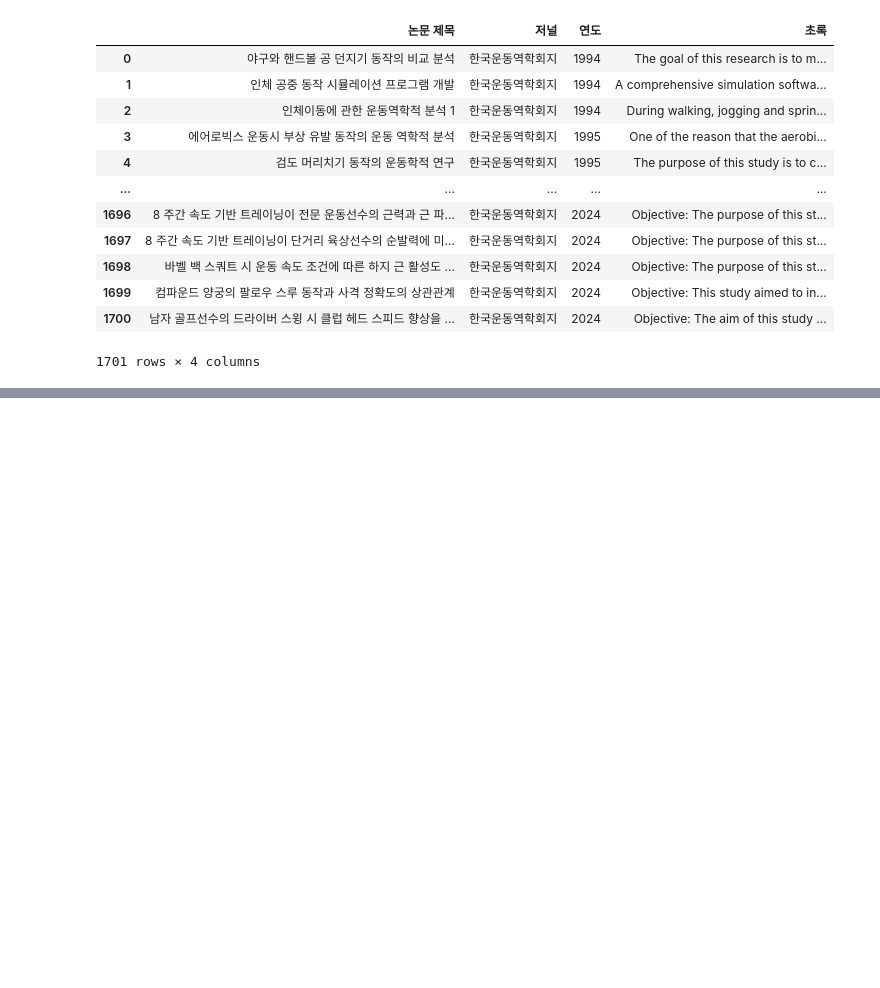
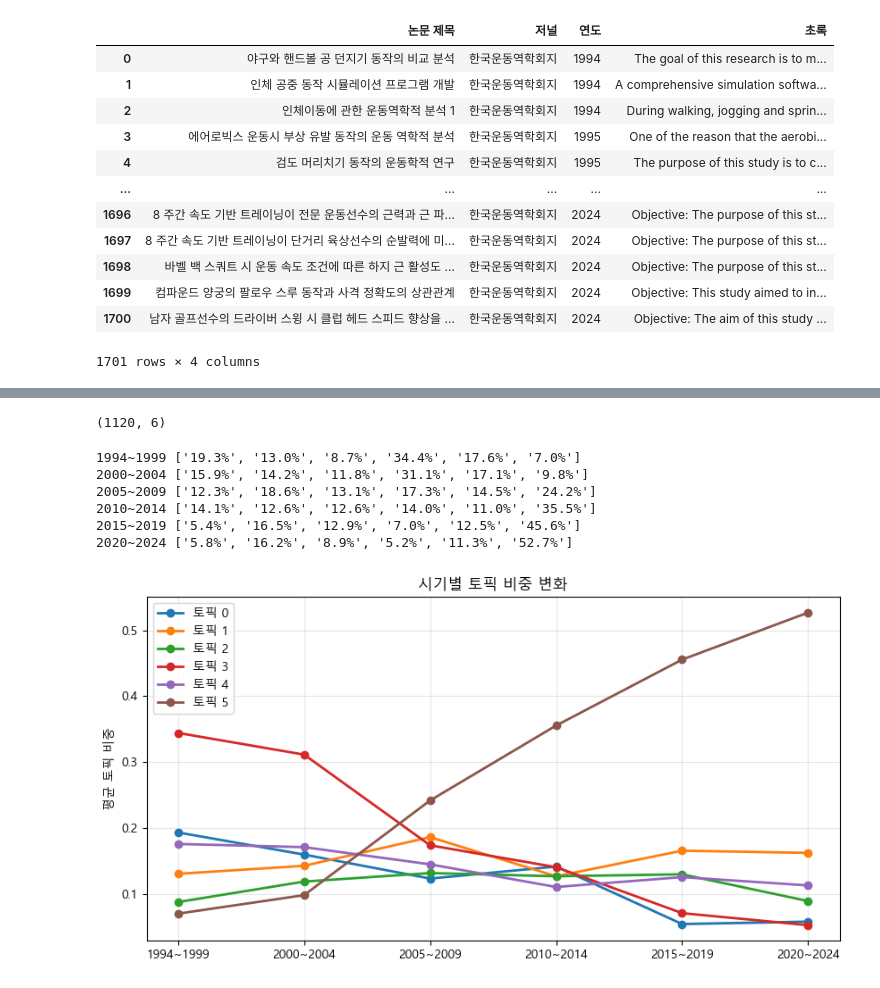
Before and after one commit to CSKY0917/Projects, a Jupyter notebook: 한국운동역학회 논문 텍스트 데이터를 활용한 연구 주제 탐색/토픽모델링.ipynb, the cells around one changed output, grey strips where cells are left out. Cells and saved outputs as stored; diff of their text form; code cells hidden in the pictures; blank space fills up the shorter version.

```diff
--- a/한국운동역학회 논문 텍스트 데이터를 활용한 연구 주제 탐색/토픽모델링.ipynb
+++ b/한국운동역학회 논문 텍스트 데이터를 활용한 연구 주제 탐색/토픽모델링.ipynb
@@ -205,0 +353,11 @@ for i in range(lda_model.num_topics):
+# %%
+# ============================================
+# 1️⃣1️⃣ 토픽별 논문 수
+# ============================================
+# 각 논문을 비중이 가장 높은 토픽에 배정해서 세어본다
+topic_of = [max(lda_model.get_document_topics(bow, minimum_probability=0.0),
+                key=lambda x: x[1])[0] for bow in corpus]
+
+data['토픽'] = topic_of
+
+print(data['토픽'].value_counts().sort_index())
@@ -205,0 +414,57 @@ for i in range(lda_model.num_topics):
+# %%
+# ============================================
+# 1️⃣4️⃣ 논문마다 토픽 비중 구하기
+# ============================================
+import numpy as np
+
+비중 = np.zeros((len(corpus), lda_model.num_topics))
+
+for i, bow in enumerate(corpus):
+    for topic, p in lda_model.get_document_topics(bow, minimum_probability=0.0):
+        비중[i, topic] = p
+
+print(비중.shape)
+# %% [output]
+(1120, 6)
+# %%
+# ============================================
+# 1️⃣5️⃣ 5년 단위로 묶어서 평균 비중 계산
+# ============================================
+구간 = [(1994, 1999), (2000, 2004), (2005, 2009),
+       (2010, 2014), (2015, 2019), (2020, 2024)]
+
+라벨 = []
+표 = []
+
+for lo, hi in 구간:
+    골라내기 = (data['연도'] >= lo) & (data['연도'] <= hi)
+    라벨.append(f'{lo}~{hi}')
+    표.append(비중[골라내기.values].mean(axis=0))
+
+표 = np.array(표)
+
+for j, label in enumerate(라벨):
+    print(label, [f'{v*100:.1f}%' for v in 표[j]])
+# %% [output]
+1994~1999 ['19.3%', '13.0%', '8.7%', '34.4%', '17.6%', '7.0%']
+2000~2004 ['15.9%', '14.2%', '11.8%', '31.1%', '17.1%', '9.8%']
+2005~2009 ['12.3%', '18.6%', '13.1%', '17.3%', '14.5%', '24.2%']
+2010~2014 ['14.1%', '12.6%', '12.6%', '14.0%', '11.0%', '35.5%']
+2015~2019 ['5.4%', '16.5%', '12.9%', '7.0%', '12.5%', '45.6%']
+2020~2024 ['5.8%', '16.2%', '8.9%', '5.2%', '11.3%', '52.7%']
+# %%
+# ============================================
+# 1️⃣6️⃣ 그래프로 확인
+# ============================================
+plt.figure(figsize=(10, 5))
+
+for i in range(lda_model.num_topics):
+    plt.plot(라벨, 표[:, i], marker='o', linewidth=2, label=f'토픽 {i}')
+
+plt.ylabel('평균 토픽 비중')
+plt.title('시기별 토픽 비중 변화')
+plt.legend()
+plt.grid(alpha=0.3)
+plt.show()
+# %% [output]
+[figure, added]
```
Also changed, not shown: parts of 29 cells of this notebook, 1 other file.
